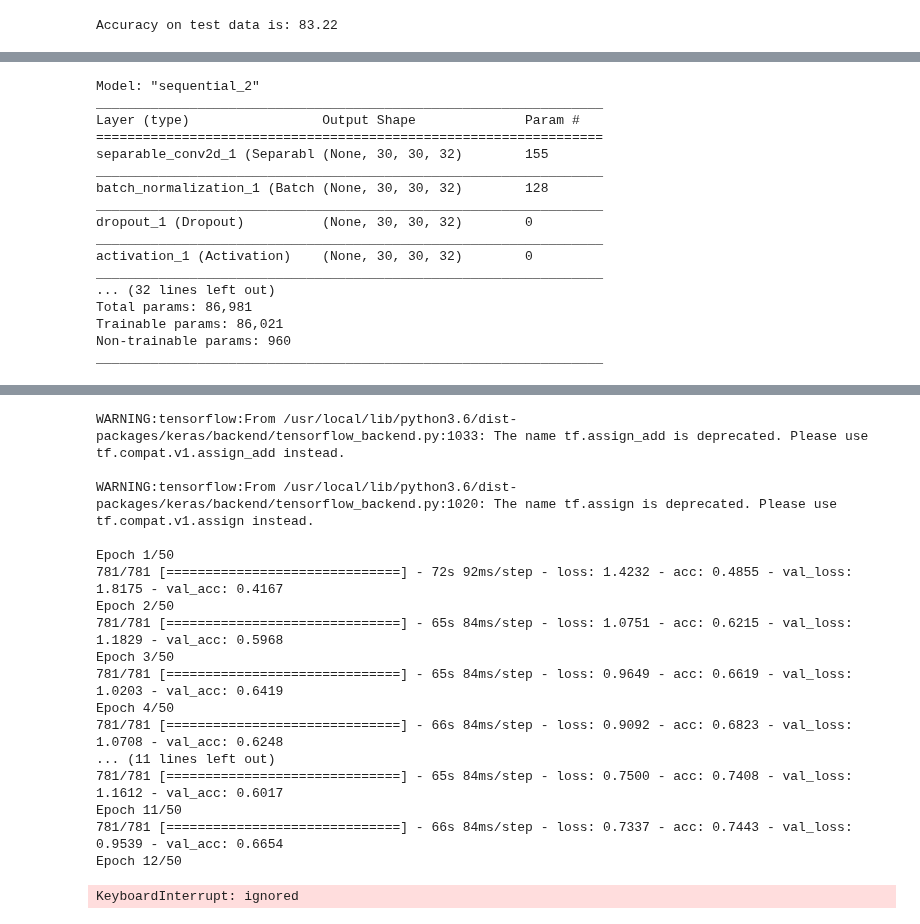
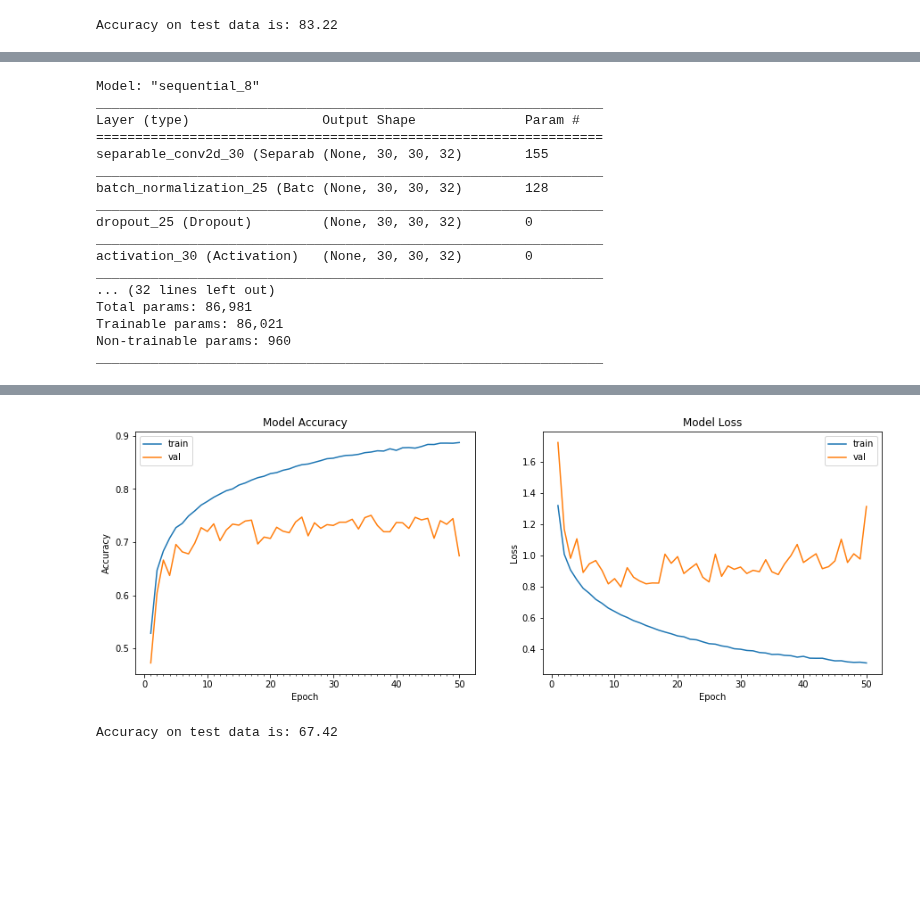
Before and after one commit to csharpshooter/EIP, a Jupyter notebook: A3/Assignment_3.ipynb, the cells around one changed output, grey strips where cells are left out. Drawn from its saved outputs; the diff is of its cells as text; code cells hidden in the pictures; blank space fills up the shorter version.

```diff
--- a/A3/Assignment_3.ipynb
+++ b/A3/Assignment_3.ipynb
@@ -184,24 +181,24 @@ Accuracy on test data is: 83.22
 # %%
 # Define the model
 model = Sequential()
-model.add(SeparableConv2D(32, 3, 3,  input_shape=(32, 32, 3),kernel_regularizer=l2(0.05))) #30
+model.add(SeparableConv2D(32, 3, 3,  input_shape=(32, 32, 3),kernel_regularizer=l2(0.01))) #30
 model.add(BatchNormalization())
-model.add(Dropout(0.3))
+model.add(Dropout(0.2))
 model.add(Activation('relu'))
 model.add(SeparableConv2D(64, 3, 3)) #28
 model.add(BatchNormalization())
-model.add(Dropout(0.3))
+model.add(Dropout(0.2))
 model.add(Activation('relu'))
-model.add(SeparableConv2D(128, 3, 3, kernel_regularizer=l2(0.05))) #26
+model.add(SeparableConv2D(128, 3, 3, kernel_regularizer=l2(0.01))) #26
 model.add(BatchNormalization())
-model.add(Dropout(0.3))
+model.add(Dropout(0.2))
 model.add(Activation('relu'))
 model.add(SeparableConv2D(256, 3, 3)) #24
 model.add(BatchNormalization())
-model.add(Dropout(0.3))
+model.add(Dropout(0.2))
 model.add(Activation('relu'))
-model.add(MaxPooling2D(pool_size=(2, 2)))
-model.add(SeparableConv2D(10, 12, 12, kernel_regularizer=l2(0.05))) #12
+model.add(AveragePooling2D(pool_size=(2, 2)))
+model.add(SeparableConv2D(10, 12, 12, kernel_regularizer=l2(0.01))) #12
 model.add(Flatten())
 model.add(Activation('softmax'))
 # Compile the model
@@ -237,17 +206,17 @@ WARNING:tensorflow:From /usr/local/lib/python3.6/dist-packages/keras/backend/ten
 # %%
 model.summary()
 # %% [output]
-Model: "sequential_2"
+Model: "sequential_8"
 _________________________________________________________________
 Layer (type)                 Output Shape              Param #
 =================================================================
-separable_conv2d_1 (Separabl (None, 30, 30, 32)        155
+separable_conv2d_30 (Separab (None, 30, 30, 32)        155
 _________________________________________________________________
-batch_normalization_1 (Batch (None, 30, 30, 32)        128
+batch_normalization_25 (Batc (None, 30, 30, 32)        128
 _________________________________________________________________
-dropout_1 (Dropout)          (None, 30, 30, 32)        0
+dropout_25 (Dropout)         (None, 30, 30, 32)        0
 _________________________________________________________________
-activation_1 (Activation)    (None, 30, 30, 32)        0
+activation_30 (Activation)   (None, 30, 30, 32)        0
 _________________________________________________________________
 ... (32 lines left out)
 Total params: 86,981
@@ -264,7 +233,7 @@ from keras.optimizers import Adam
 from keras.preprocessing.image import ImageDataGenerator
 
 datagen = ImageDataGenerator(zoom_range=0.0,
-                             horizontal_flip=True)
+                             horizontal_flip=False)
 
 
 
@@ -291,18 +274,2 @@ Use tf.where in 2.0, which has the same broadcast rule as np.where
+[figure, added]
-WARNING:tensorflow:From /usr/local/lib/python3.6/dist-packages/keras/backend/tensorflow_backend.py:1033: The name tf.assign_add is deprecated. Please use tf.compat.v1.assign_add instead.
-
-WARNING:tensorflow:From /usr/local/lib/python3.6/dist-packages/keras/backend/tensorflow_backend.py:1020: The name tf.assign is deprecated. Please use tf.compat.v1.assign instead.
-
-Epoch 1/50
-781/781 [==============================] - 72s 92ms/step - loss: 1.4232 - acc: 0.4855 - val_loss: 1.8175 - val_acc: 0.4167
-Epoch 2/50
-781/781 [==============================] - 65s 84ms/step - loss: 1.0751 - acc: 0.6215 - val_loss: 1.1829 - val_acc: 0.5968
-Epoch 3/50
-781/781 [==============================] - 65s 84ms/step - loss: 0.9649 - acc: 0.6619 - val_loss: 1.0203 - val_acc: 0.6419
-Epoch 4/50
-781/781 [==============================] - 66s 84ms/step - loss: 0.9092 - acc: 0.6823 - val_loss: 1.0708 - val_acc: 0.6248
-... (11 lines left out)
-781/781 [==============================] - 65s 84ms/step - loss: 0.7500 - acc: 0.7408 - val_loss: 1.1612 - val_acc: 0.6017
-Epoch 11/50
-781/781 [==============================] - 66s 84ms/step - loss: 0.7337 - acc: 0.7443 - val_loss: 0.9539 - val_acc: 0.6654
-Epoch 12/50
+Accuracy on test data is: 67.42
-KeyboardInterrupt: ignored
```
Also changed, not shown: parts of 4 cells of this notebook.
